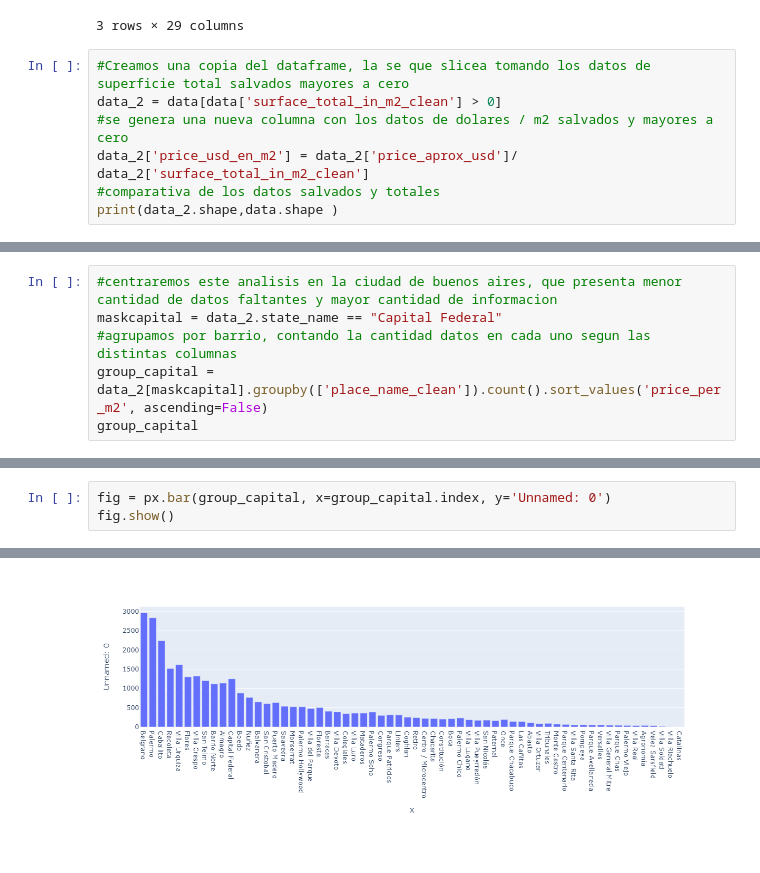
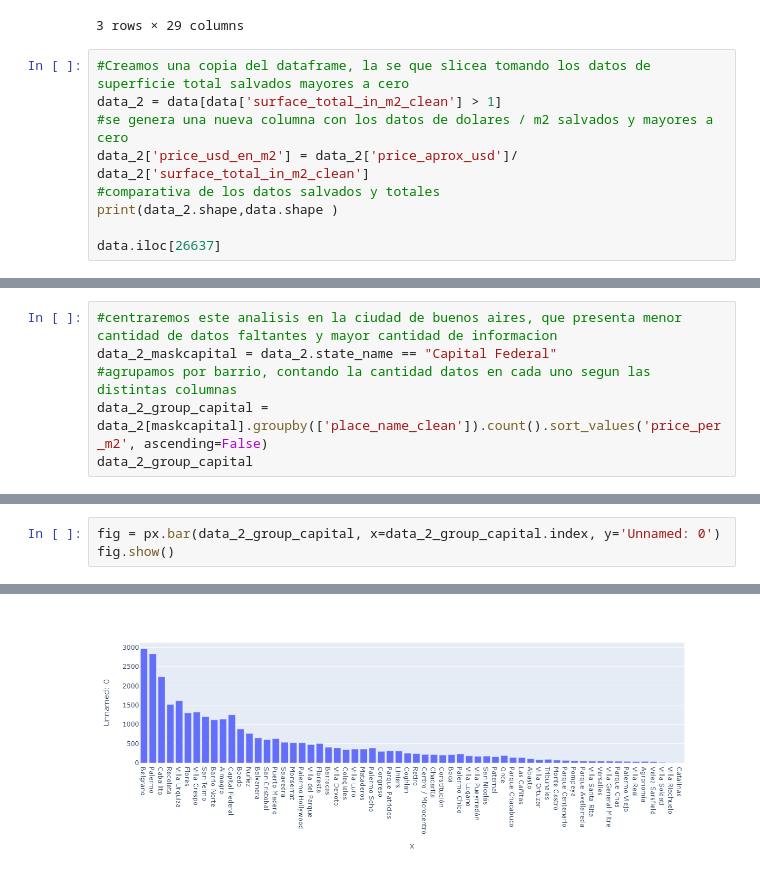
Before and after one commit to giustipatricio/grupo4-1120_ed_13, a Jupyter notebook: M2.ipynb, the cells around one changed output, grey strips where cells are left out. Cells and saved outputs as stored; diff of their text form.

```diff
--- a/M2.ipynb
+++ b/M2.ipynb
@@ -515,9 +515,11 @@ data.head(3)
 3 rows × 29 columns
 # %%
 #Creamos una copia del dataframe, la se que slicea tomando los datos de superficie total salvados mayores a cero
-data_2 = data[data['surface_total_in_m2_clean'] > 0]
+data_2 = data[data['surface_total_in_m2_clean'] > 1]
 #se genera una nueva columna con los datos de dolares / m2 salvados y mayores a cero
 data_2['price_usd_en_m2'] = data_2['price_aprox_usd']/ data_2['surface_total_in_m2_clean']
 #comparativa de los datos salvados y totales
 print(data_2.shape,data.shape )
+
+data.iloc[26637]
 # %% [output]
@@ -529,9 +548,9 @@ See the caveats in the documentation: https://pandas.pydata.org/pandas-docs/stab
 # %%
 #centraremos este analisis en la ciudad de buenos aires, que presenta menor cantidad de datos faltantes y mayor cantidad de informacion
-maskcapital = data_2.state_name == "Capital Federal"
+data_2_maskcapital = data_2.state_name == "Capital Federal"
 #agrupamos por barrio, contando la cantidad datos en cada uno segun las distintas columnas
-group_capital = data_2[maskcapital].groupby(['place_name_clean']).count().sort_values('price_per_m2', ascending=False)
-group_capital
+data_2_group_capital = data_2[maskcapital].groupby(['place_name_clean']).count().sort_values('price_per_m2', ascending=False)
+data_2_group_capital
 # %% [output]
 |  | Unnamed: 0 | operation | property_type | place_name | place_with_parent_names | country_name | ... |
 | place_name_clean |  |  |  |  |  |  | ... |
@@ -548,6 +567,6 @@ group_capital
 | Catalinas | 4 | 4 | 4 | 4 | 4 | 4 | ... |
 62 rows × 28 columns
 # %%
-fig = px.bar(group_capital, x=group_capital.index, y='Unnamed: 0')
+fig = px.bar(data_2_group_capital, x=data_2_group_capital.index, y='Unnamed: 0')
 fig.show()
 # %% [output]
@@ -555,3 +573,3 @@ fig.show()
-[figure, old version]
+[figure, new version]
 # %%
 #agrupamos por barrio, promediando la cantidad datos en cada uno segun las distintas columnas y ordenados por el valor del metro cuadrado
```
Also changed, not shown: parts of 11 cells of this notebook.
